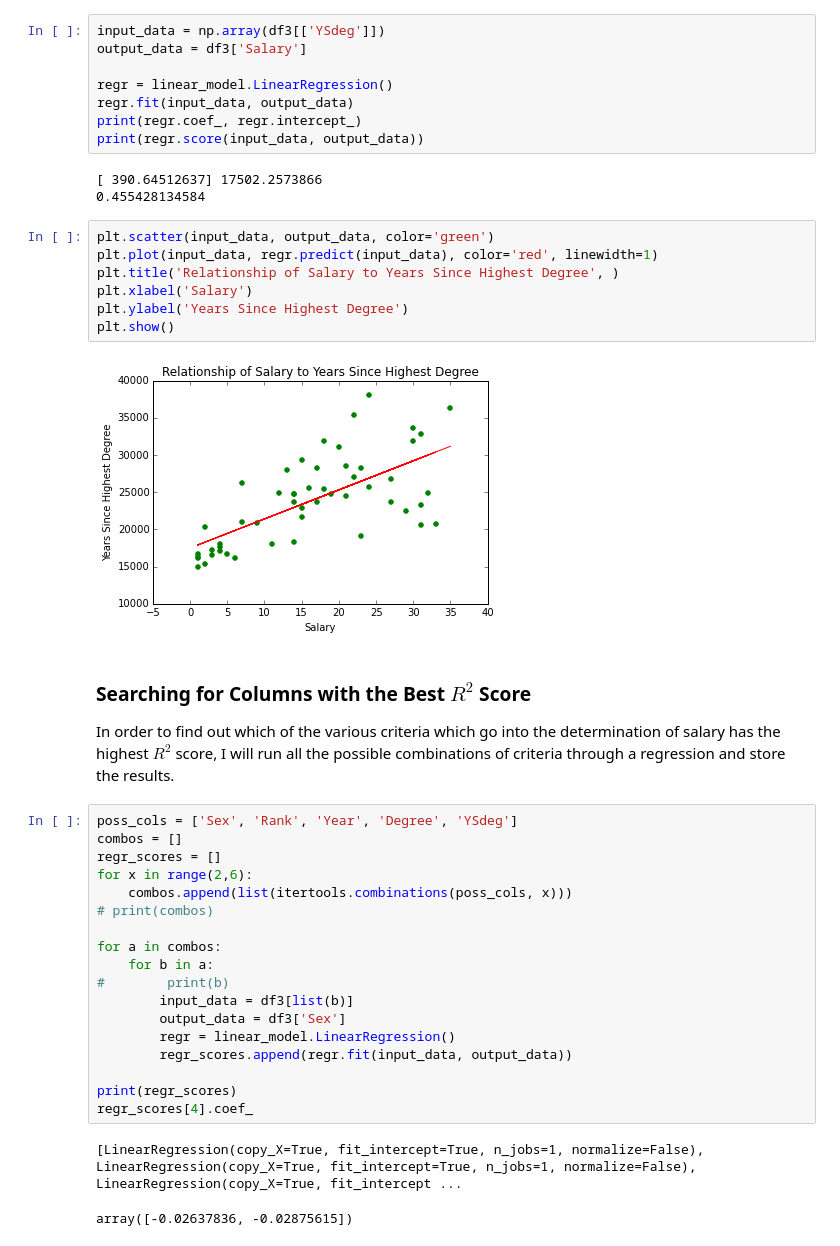
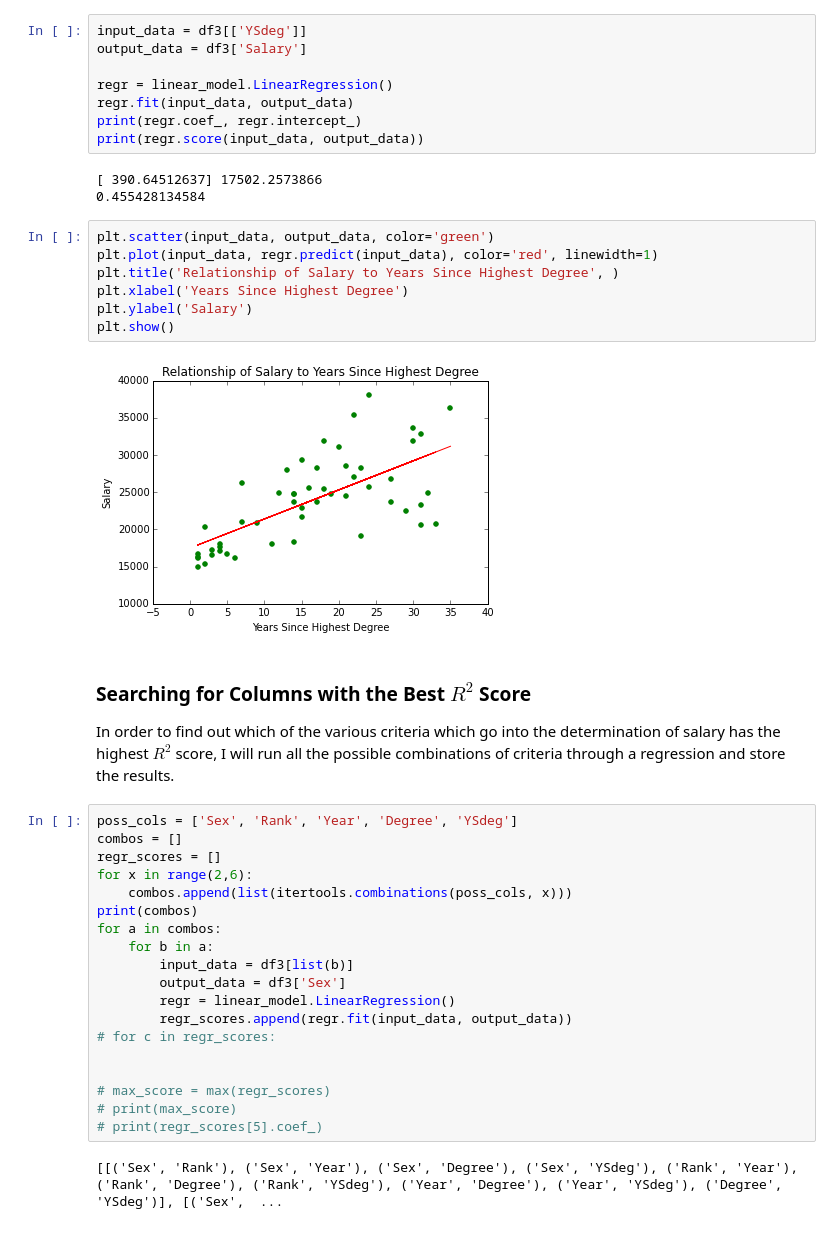
Before and after one commit to nckathleen/Linear-Regression, a Jupyter notebook: simple-linear-regression.ipynb, the cells around one changed output. Drawn from its saved outputs; the diff is of its cells as text.

```diff
--- a/simple-linear-regression.ipynb
+++ b/simple-linear-regression.ipynb
@@ -229,7 +241,7 @@ plt.show()
 
 With an $R^2$ score of .46, there appears to be no significant relationship between salary and number of years since the highest degree was earned.
 # %%
-input_data = np.array(df3[['YSdeg']])
+input_data = df3[['YSdeg']]
 output_data = df3['Salary']
 
 regr = linear_model.LinearRegression()
@@ -242,12 +254,12 @@ print(regr.score(input_data, output_data))
 # %%
 plt.scatter(input_data, output_data, color='green')
 plt.plot(input_data, regr.predict(input_data), color='red', linewidth=1)
 plt.title('Relationship of Salary to Years Since Highest Degree', )
-plt.xlabel('Salary')
-plt.ylabel('Years Since Highest Degree')
+plt.xlabel('Years Since Highest Degree')
+plt.ylabel('Salary')
 plt.show()
 # %% [output]
-[figure, old version]
+[figure, new version]
 # %% [markdown]
 ### Searching for Columns with the Best $R^2$ Score
 
@@ -258,18 +270,18 @@ combos = []
 regr_scores = []
 for x in range(2,6):
     combos.append(list(itertools.combinations(poss_cols, x)))
-# print(combos)
-
+print(combos)
 for a in combos:
     for b in a:
-#        print(b)
         input_data = df3[list(b)]
         output_data = df3['Sex']
         regr = linear_model.LinearRegression()
         regr_scores.append(regr.fit(input_data, output_data))
+# for c in regr_scores:
 
-print(regr_scores)
-regr_scores[4].coef_
+
+# max_score = max(regr_scores)
+# print(max_score)
+# print(regr_scores[5].coef_)
 # %% [output]
-[LinearRegression(copy_X=True, fit_intercept=True, n_jobs=1, normalize=False), LinearRegression(copy_X=True, fit_intercept=True, n_jobs=1, normalize=False), LinearRegression(copy_X=True, fit_intercept ...
+[[('Sex', 'Rank'), ('Sex', 'Year'), ('Sex', 'Degree'), ('Sex', 'YSdeg'), ('Rank', 'Year'), ('Rank', 'Degree'), ('Rank', 'YSdeg'), ('Year', 'Degree'), ('Year', 'YSdeg'), ('Degree', 'YSdeg')], [('Sex',  ...
-array([-0.02637836, -0.02875615])
```
Also changed, not shown: parts of 22 cells of this notebook, 1 other file.
